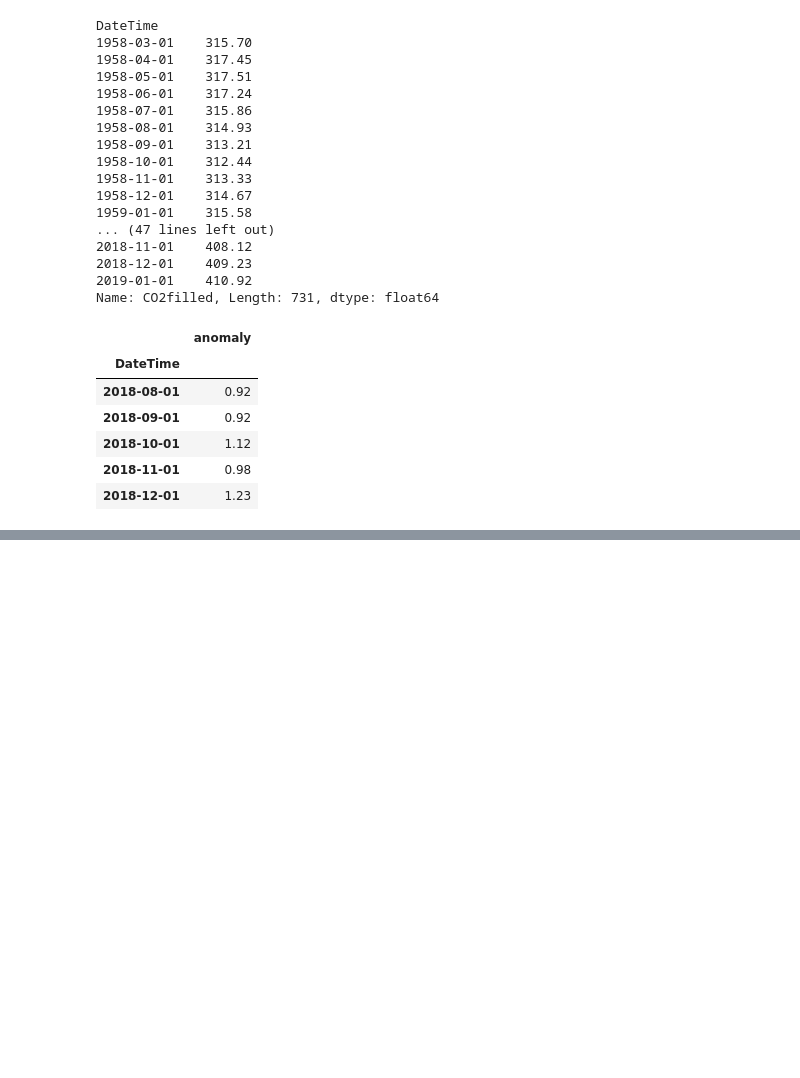
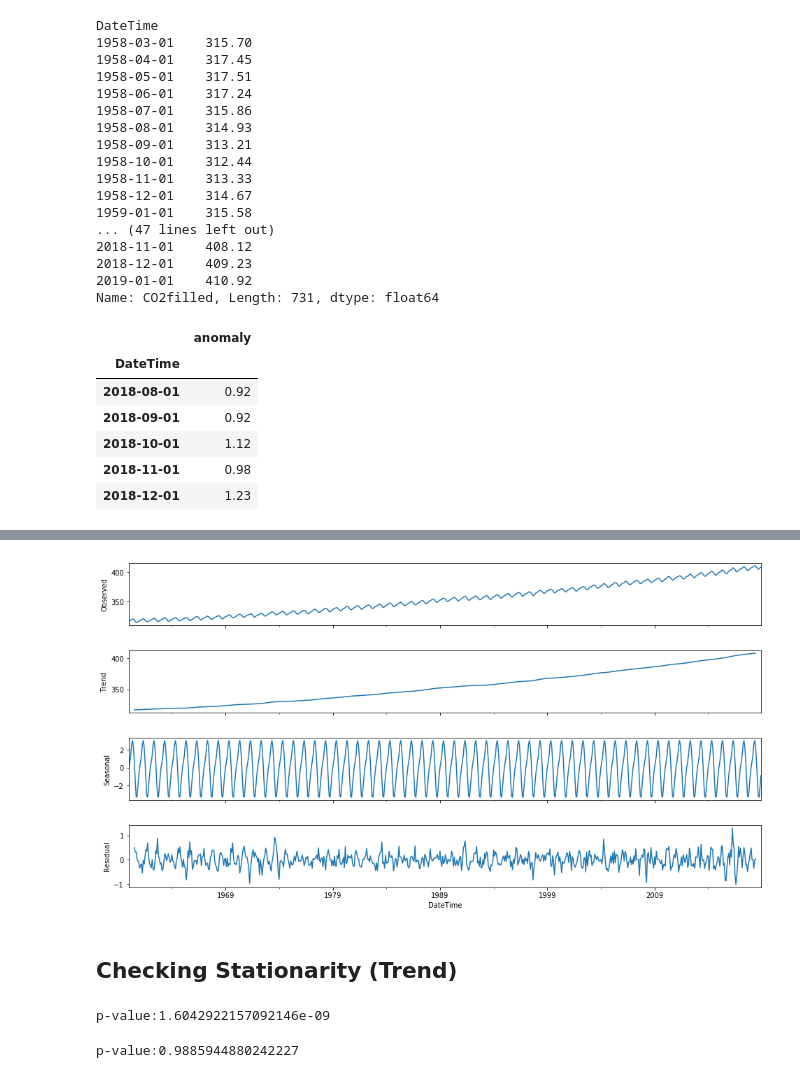
Before and after one commit to SimoAntikainen/sarimax-climate-change-forecast, a Jupyter notebook: Untitled.ipynb, the cells around one changed output, grey strips where cells are left out. Cells and saved outputs as stored; diff of their text form; code cells hidden in the pictures; blank space fills up the shorter version.

```diff
--- a/Untitled.ipynb
+++ b/Untitled.ipynb
@@ -396,0 +446,22 @@ len(anomalyrange)
+# %%
+res = sm.tsa.seasonal_decompose(co2range.CO2filled,freq=12)
+fig = res.plot()
+fig.set_figheight(8)
+fig.set_figwidth(15)
+plt.show()
+# %% [output]
+[figure, added]
+# %% [markdown]
+## Checking Stationarity (Trend)
+# %%
+res = sm.tsa.adfuller(anomalyrange.anomaly,regression='ct')
+print('p-value:{}'.format(res[1]))
+#has a unit root and is non-stationary
+# %% [output]
+p-value:1.6042922157092146e-09
+# %%
+res = sm.tsa.adfuller(co2range.CO2filled,regression='ct')
+print('p-value:{}'.format(res[1]))
+# does not have a unit root and is stationary
+# %% [output]
+p-value:0.9885944880242227
```
Also changed, not shown: parts of 10 cells of this notebook.
